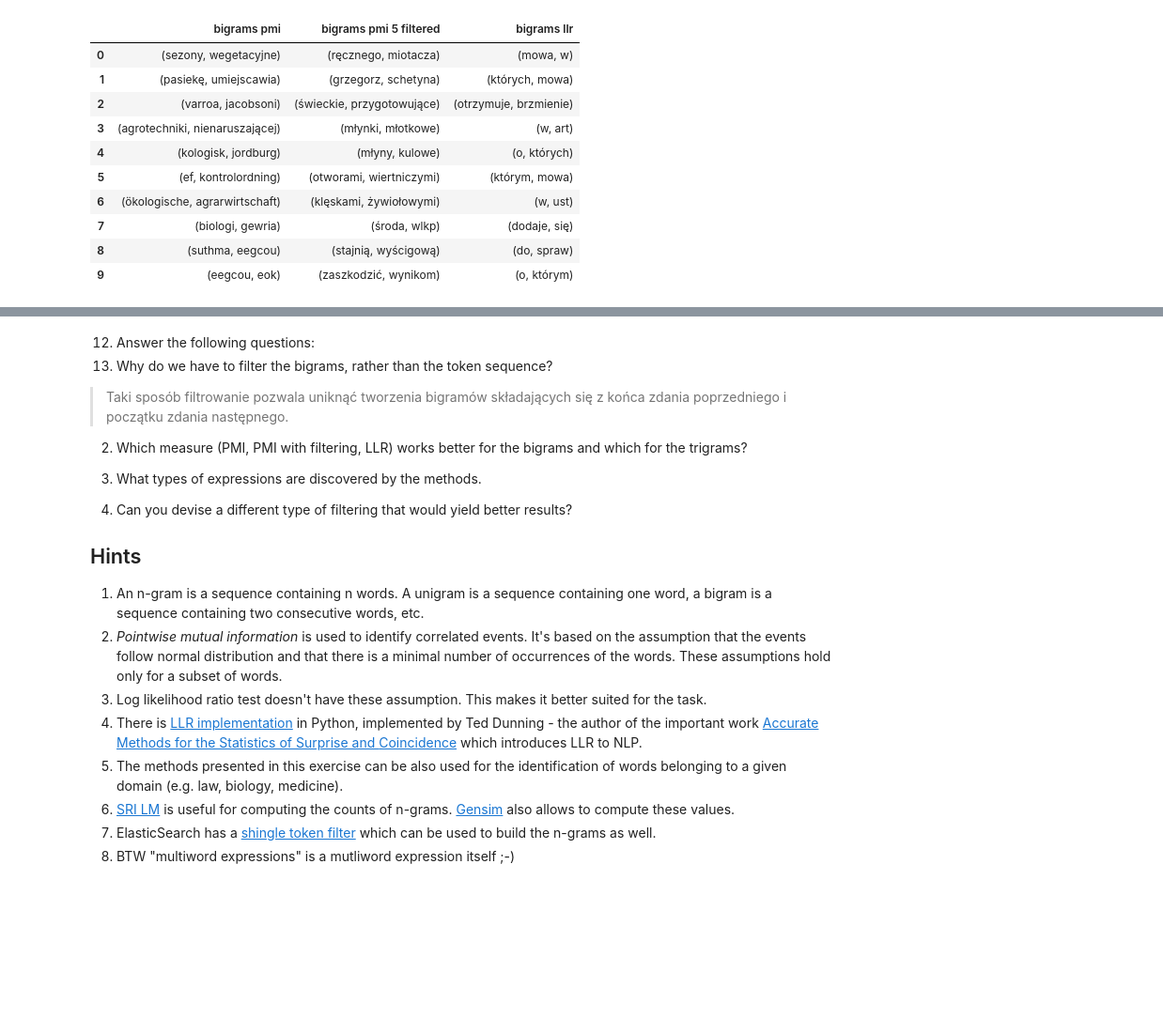
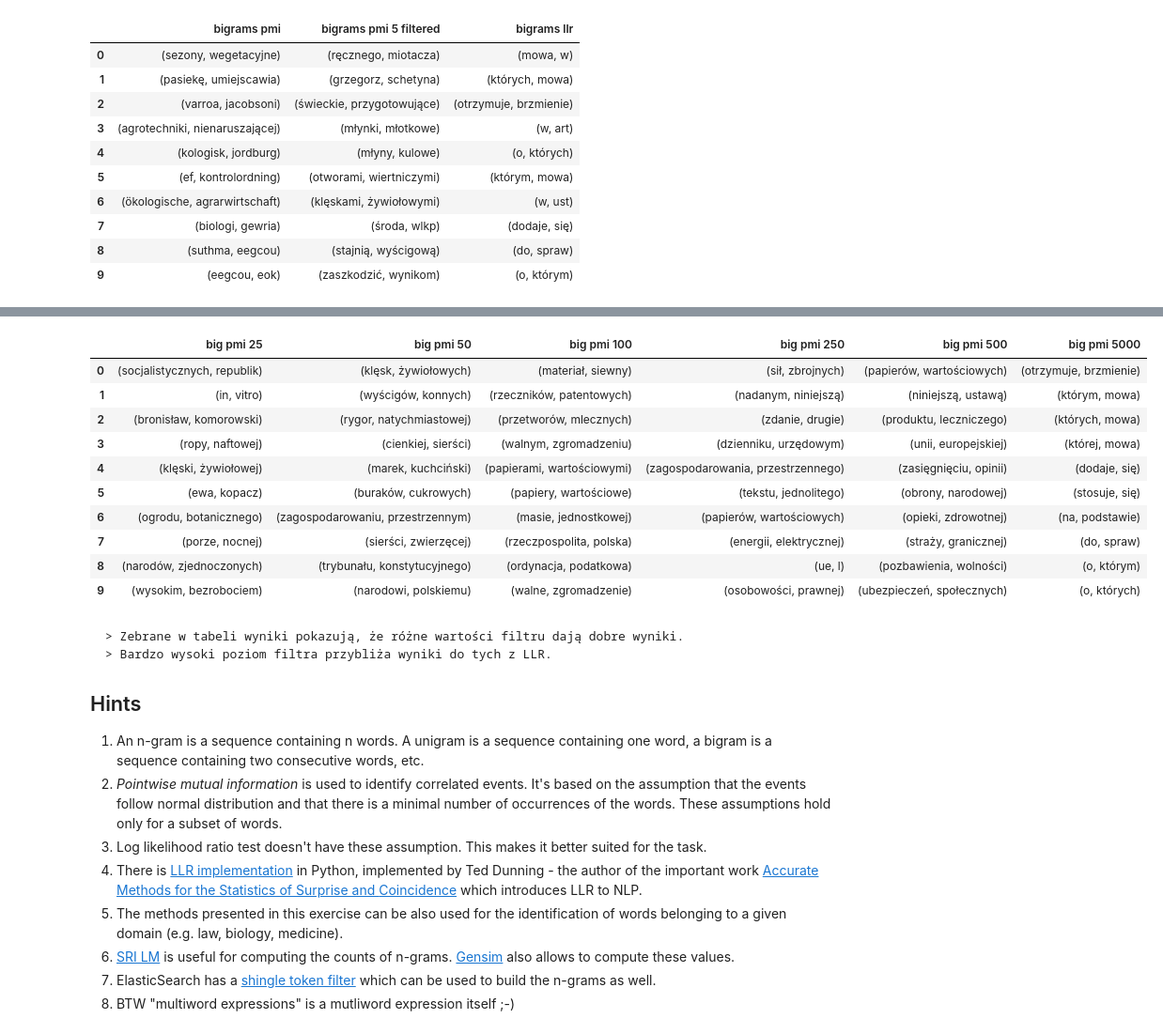
Before and after one commit to mijapa/natural-language-processing, a Jupyter notebook: lab4/Multiword expressions identification and extraction.ipynb, the cells around one changed output, grey strips where cells are left out. Shown: that part at 94% size. Drawn from its saved outputs; the diff is of its cells as text; code cells hidden in the pictures; blank space fills up the shorter version.

Commit message:
Add Multiword Expressions Identification and Extraction results

```diff
--- a/lab4/Multiword expressions identification and extraction.ipynb
+++ b/lab4/Multiword expressions identification and extraction.ipynb
@@ -393,13 +408,47 @@ trigrams_results_tab
+# %%
+bigrams_pmi_sorted_25filtered = dict(filter(lambda a: bigrams_filtered[a[0]] >= 25, bigrams_pmi_sorted.items()))
+top10_pmi_bigrams_sorted_25filtered = list(bigrams_pmi_sorted_25filtered)[:10]
+
+bigrams_pmi_sorted_50filtered = dict(filter(lambda a: bigrams_filtered[a[0]] >= 50, bigrams_pmi_sorted.items()))
+top10_pmi_bigrams_sorted_50filtered = list(bigrams_pmi_sorted_50filtered)[:10]
+
+bigrams_pmi_sorted_100filtered = dict(filter(lambda a: bigrams_filtered[a[0]] >= 100, bigrams_pmi_sorted.items()))
+top10_pmi_bigrams_sorted_100filtered = list(bigrams_pmi_sorted_100filtered)[:10]
+
+bigrams_pmi_sorted_250filtered = dict(filter(lambda a: bigrams_filtered[a[0]] >= 250, bigrams_pmi_sorted.items()))
+top10_pmi_bigrams_sorted_250filtered = list(bigrams_pmi_sorted_250filtered)[:10]
+
+bigrams_pmi_sorted_500filtered = dict(filter(lambda a: bigrams_filtered[a[0]] >= 500, bigrams_pmi_sorted.items()))
+top10_pmi_bigrams_sorted_500filtered = list(bigrams_pmi_sorted_500filtered)[:10]
+
+bigrams_pmi_sorted_5000filtered = dict(filter(lambda a: bigrams_filtered[a[0]] >= 5000, bigrams_pmi_sorted.items()))
+top10_pmi_bigrams_sorted_5000filtered = list(bigrams_pmi_sorted_5000filtered)[:10]
+# %%
+bigrams_results_tab = pd.DataFrame({
+    'big pmi 25' : top10_pmi_bigrams_sorted_25filtered,
+    'big pmi 50' : top10_pmi_bigrams_sorted_50filtered,
+    'big pmi 100' : top10_pmi_bigrams_sorted_100filtered,
+    'big pmi 250' : top10_pmi_bigrams_sorted_250filtered,
+    'big pmi 500' : top10_pmi_bigrams_sorted_500filtered,
+    'big pmi 5000' : top10_pmi_bigrams_sorted_5000filtered,
+})
+
+bigrams_results_tab
+# %% [output]
+|  | big pmi 25 | big pmi 50 | big pmi 100 | big pmi 250 | big pmi 500 | big pmi 5000 |
+| 0 | (socjalistycznych, republik) | (klęsk, żywiołowych) | (materiał, siewny) | (sił, zbrojnych) | (papierów, wartościowych) | (otrzymuje, brzmienie) |
+| 1 | (in, vitro) | (wyścigów, konnych) | (rzeczników, patentowych) | (nadanym, niniejszą) | (niniejszą, ustawą) | (którym, mowa) |
+| 2 | (bronisław, komorowski) | (rygor, natychmiastowej) | (przetworów, mlecznych) | (zdanie, drugie) | (produktu, leczniczego) | (których, mowa) |
+| 3 | (ropy, naftowej) | (cienkiej, sierści) | (walnym, zgromadzeniu) | (dzienniku, urzędowym) | (unii, europejskiej) | (której, mowa) |
+| 4 | (klęski, żywiołowej) | (marek, kuchciński) | (papierami, wartościowymi) | (zagospodarowania, przestrzennego) | (zasięgnięciu, opinii) | (dodaje, się) |
+| 5 | (ewa, kopacz) | (buraków, cukrowych) | (papiery, wartościowe) | (tekstu, jednolitego) | (obrony, narodowej) | (stosuje, się) |
+| 6 | (ogrodu, botanicznego) | (zagospodarowaniu, przestrzennym) | (masie, jednostkowej) | (papierów, wartościowych) | (opieki, zdrowotnej) | (na, podstawie) |
+| 7 | (porze, nocnej) | (sierści, zwierzęcej) | (rzeczpospolita, polska) | (energii, elektrycznej) | (straży, granicznej) | (do, spraw) |
+| 8 | (narodów, zjednoczonych) | (trybunału, konstytucyjnego) | (ordynacja, podatkowa) | (ue, l) | (pozbawienia, wolności) | (o, którym) |
+| 9 | (wysokim, bezrobociem) | (narodowi, polskiemu) | (walne, zgromadzenie) | (osobowości, prawnej) | (ubezpieczeń, społecznych) | (o, których) |
 # %% [markdown]
-12. Answer the following questions:
-   1. Why do we have to filter the bigrams, rather than the token sequence?
-   > Taki sposób filtrowanie pozwala uniknąć tworzenia bigramów składających się z końca zdania poprzedniego i początku zdania następnego.
-   2. Which measure (PMI, PMI with filtering, LLR) works better for the bigrams and which for the trigrams?
-
-   3. What types of expressions are discovered by the methods.
-
-   4. Can you devise a different type of filtering that would yield better results?
-
+    > Zebrane w tabeli wyniki pokazują, że różne wartości filtru dają dobre wyniki.
+    > Bardzo wysoki poziom filtra przybliża wyniki do tych z LLR.
 
 ## Hints
 
```
Also changed, not shown: parts of 2 cells of this notebook, 1 other file.
